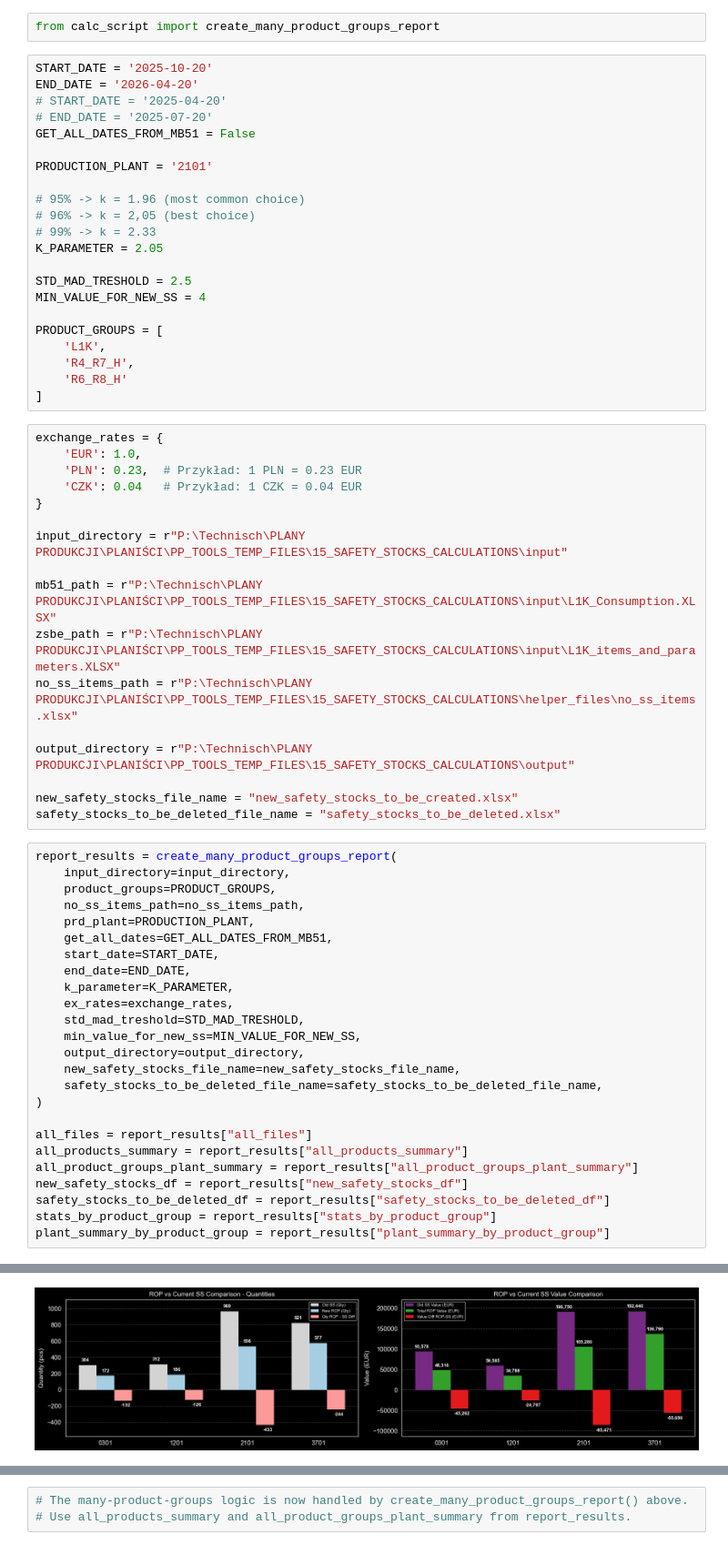
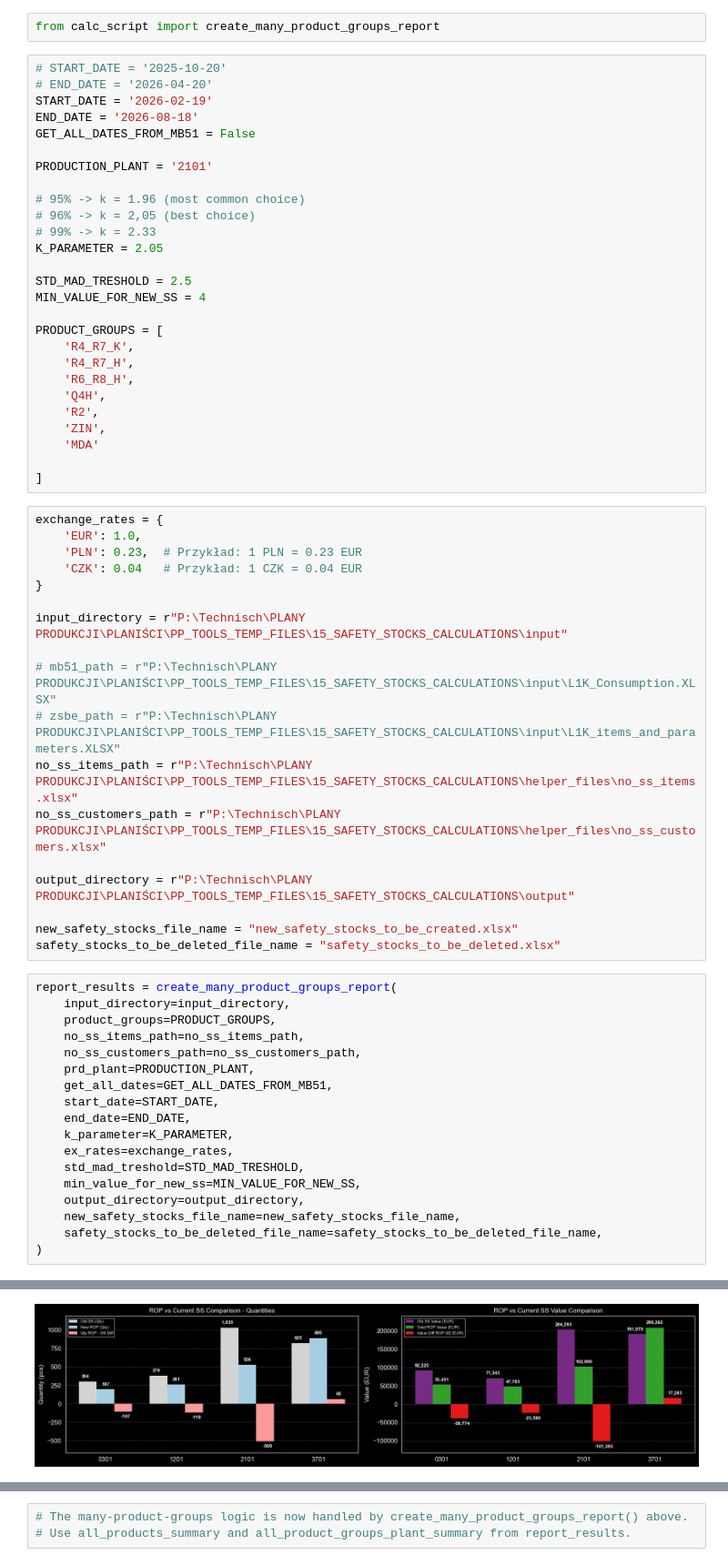
Before and after one commit to toThePyPoint/33_SAFETY_STOCKS_CALCULATIONS, a Jupyter notebook: ss_report_many_product_groups.ipynb, the cells around one changed output, grey strips where cells are left out. Shown at 91% size. Cells and saved outputs as stored; diff of their text form.

Commit message:
Implement exclusion of customers supplied with MTO strategy

```diff
--- a/ss_report_many_product_groups.ipynb
+++ b/ss_report_many_product_groups.ipynb
@@ -1,10 +1,10 @@
 # %%
 from calc_script import create_many_product_groups_report
 # %%
-START_DATE = '2025-10-20'
-END_DATE = '2026-04-20'
-# START_DATE = '2025-04-20'
-# END_DATE = '2025-07-20'
+# START_DATE = '2025-10-20'
+# END_DATE = '2026-04-20'
+START_DATE = '2026-02-19'
+END_DATE = '2026-08-18'
 GET_ALL_DATES_FROM_MB51 = False
 
 PRODUCTION_PLANT = '2101'
@@ -18,9 +18,14 @@ STD_MAD_TRESHOLD = 2.5
 MIN_VALUE_FOR_NEW_SS = 4
 
 PRODUCT_GROUPS = [
-    'L1K',
+    'R4_R7_K',
     'R4_R7_H',
-    'R6_R8_H'
+    'R6_R8_H',
+    'Q4H',
+    'R2',
+    'ZIN',
+    'MDA'
+
 ]
 # %%
 exchange_rates = {
@@ -31,9 +36,10 @@ exchange_rates = {
 
 input_directory = r"P:\Technisch\PLANY PRODUKCJI\PLANIŚCI\PP_TOOLS_TEMP_FILES\15_SAFETY_STOCKS_CALCULATIONS\input"
 
-mb51_path = r"P:\Technisch\PLANY PRODUKCJI\PLANIŚCI\PP_TOOLS_TEMP_FILES\15_SAFETY_STOCKS_CALCULATIONS\input\L1K_Consumption.XLSX"
-zsbe_path = r"P:\Technisch\PLANY PRODUKCJI\PLANIŚCI\PP_TOOLS_TEMP_FILES\15_SAFETY_STOCKS_CALCULATIONS\input\L1K_items_and_parameters.XLSX"
+# mb51_path = r"P:\Technisch\PLANY PRODUKCJI\PLANIŚCI\PP_TOOLS_TEMP_FILES\15_SAFETY_STOCKS_CALCULATIONS\input\L1K_Consumption.XLSX"
+# zsbe_path = r"P:\Technisch\PLANY PRODUKCJI\PLANIŚCI\PP_TOOLS_TEMP_FILES\15_SAFETY_STOCKS_CALCULATIONS\input\L1K_items_and_parameters.XLSX"
 no_ss_items_path = r"P:\Technisch\PLANY PRODUKCJI\PLANIŚCI\PP_TOOLS_TEMP_FILES\15_SAFETY_STOCKS_CALCULATIONS\helper_files\no_ss_items.xlsx"
+no_ss_customers_path = r"P:\Technisch\PLANY PRODUKCJI\PLANIŚCI\PP_TOOLS_TEMP_FILES\15_SAFETY_STOCKS_CALCULATIONS\helper_files\no_ss_customers.xlsx"
 
 output_directory = r"P:\Technisch\PLANY PRODUKCJI\PLANIŚCI\PP_TOOLS_TEMP_FILES\15_SAFETY_STOCKS_CALCULATIONS\output"
 
@@ -44,6 +50,7 @@ report_results = create_many_product_groups_report(
     input_directory=input_directory,
     product_groups=PRODUCT_GROUPS,
     no_ss_items_path=no_ss_items_path,
+    no_ss_customers_path=no_ss_customers_path,
     prd_plant=PRODUCTION_PLANT,
     get_all_dates=GET_ALL_DATES_FROM_MB51,
     start_date=START_DATE,
@@ -56,12 +63,4 @@ report_results = create_many_product_groups_report(
     new_safety_stocks_file_name=new_safety_stocks_file_name,
     safety_stocks_to_be_deleted_file_name=safety_stocks_to_be_deleted_file_name,
 )
-
-all_files = report_results["all_files"]
-all_products_summary = report_results["all_products_summary"]
-all_product_groups_plant_summary = report_results["all_product_groups_plant_summary"]
-new_safety_stocks_df = report_results["new_safety_stocks_df"]
-safety_stocks_to_be_deleted_df = report_results["safety_stocks_to_be_deleted_df"]
-stats_by_product_group = report_results["stats_by_product_group"]
-plant_summary_by_product_group = report_results["plant_summary_by_product_group"]
 # %% [output]
@@ -69,2 +68,2 @@ plant_summary_by_product_group = report_results["plant_summary_by_product_group"
-[figure, old version]
+[figure, new version]
 ## Calculating: R4_R7_H
```
Also changed, not shown: parts of 1 cell of this notebook, 4 other files.
